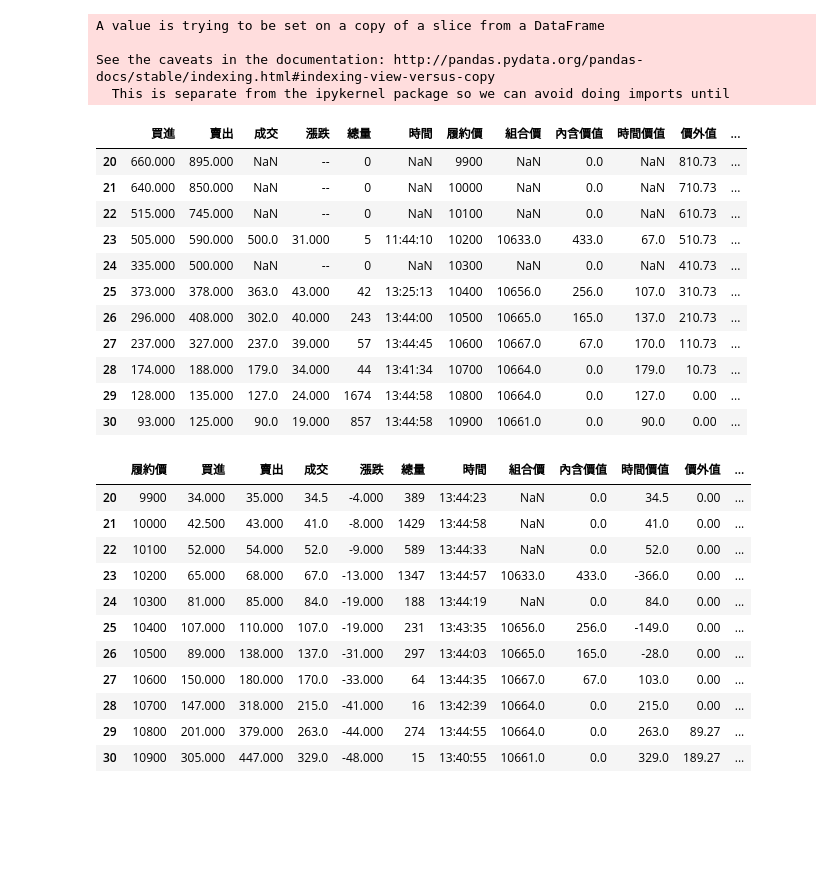
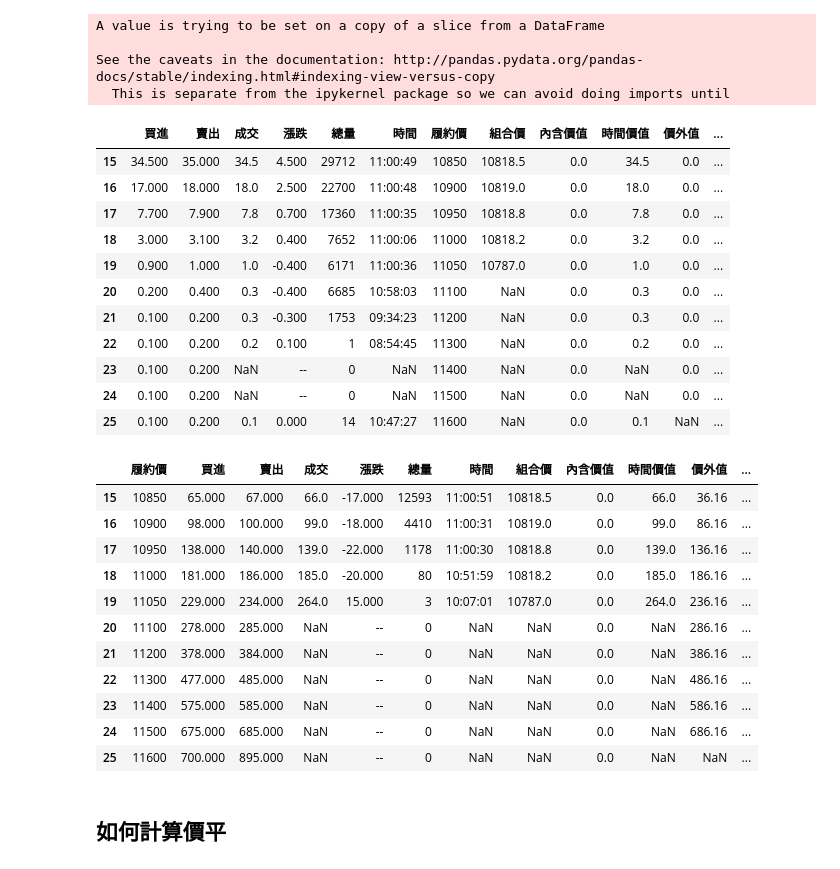
Before and after one commit to dimplelin/Project_02_Team_02, a Jupyter notebook: Project02.ipynb, the cells around one changed output. Saved outputs shown, nothing was run; the diff lists cells and outputs as text; code cells hidden in the pictures; blank space fills up the shorter version.

```diff
--- a/Project02.ipynb
+++ b/Project02.ipynb
@@ -283,29 +303,31 @@ See the caveats in the documentation: http://pandas.pydata.org/pandas-docs/stabl
   This is separate from the ipykernel package so we can avoid doing imports until
 # %%
 #看看價平附近Call跟Put情況如何
-display(Call.loc[20:30],Put.loc[20:30])
+display(Call.loc[15:25],Put.loc[15:25])
 # %% [output]
 |  | 買進 | 賣出 | 成交 | 漲跌 | 總量 | 時間 | 履約價 | 組合價 | 內含價值 | 時間價值 | 價外值 | ... |
-| 20 | 660.000 | 895.000 | NaN | -- | 0 | NaN | 9900 | NaN | 0.0 | NaN | 810.73 | ... |
-| 21 | 640.000 | 850.000 | NaN | -- | 0 | NaN | 10000 | NaN | 0.0 | NaN | 710.73 | ... |
-| 22 | 515.000 | 745.000 | NaN | -- | 0 | NaN | 10100 | NaN | 0.0 | NaN | 610.73 | ... |
-| 23 | 505.000 | 590.000 | 500.0 | 31.000 | 5 | 11:44:10 | 10200 | 10633.0 | 433.0 | 67.0 | 510.73 | ... |
-| 24 | 335.000 | 500.000 | NaN | -- | 0 | NaN | 10300 | NaN | 0.0 | NaN | 410.73 | ... |
-| 25 | 373.000 | 378.000 | 363.0 | 43.000 | 42 | 13:25:13 | 10400 | 10656.0 | 256.0 | 107.0 | 310.73 | ... |
-| 26 | 296.000 | 408.000 | 302.0 | 40.000 | 243 | 13:44:00 | 10500 | 10665.0 | 165.0 | 137.0 | 210.73 | ... |
-| 27 | 237.000 | 327.000 | 237.0 | 39.000 | 57 | 13:44:45 | 10600 | 10667.0 | 67.0 | 170.0 | 110.73 | ... |
-| 28 | 174.000 | 188.000 | 179.0 | 34.000 | 44 | 13:41:34 | 10700 | 10664.0 | 0.0 | 179.0 | 10.73 | ... |
-| 29 | 128.000 | 135.000 | 127.0 | 24.000 | 1674 | 13:44:58 | 10800 | 10664.0 | 0.0 | 127.0 | 0.00 | ... |
-| 30 | 93.000 | 125.000 | 90.0 | 19.000 | 857 | 13:44:58 | 10900 | 10661.0 | 0.0 | 90.0 | 0.00 | ... |
+| 15 | 34.500 | 35.000 | 34.5 | 4.500 | 29712 | 11:00:49 | 10850 | 10818.5 | 0.0 | 34.5 | 0.0 | ... |
+| 16 | 17.000 | 18.000 | 18.0 | 2.500 | 22700 | 11:00:48 | 10900 | 10819.0 | 0.0 | 18.0 | 0.0 | ... |
+| 17 | 7.700 | 7.900 | 7.8 | 0.700 | 17360 | 11:00:35 | 10950 | 10818.8 | 0.0 | 7.8 | 0.0 | ... |
+| 18 | 3.000 | 3.100 | 3.2 | 0.400 | 7652 | 11:00:06 | 11000 | 10818.2 | 0.0 | 3.2 | 0.0 | ... |
+| 19 | 0.900 | 1.000 | 1.0 | -0.400 | 6171 | 11:00:36 | 11050 | 10787.0 | 0.0 | 1.0 | 0.0 | ... |
+| 20 | 0.200 | 0.400 | 0.3 | -0.400 | 6685 | 10:58:03 | 11100 | NaN | 0.0 | 0.3 | 0.0 | ... |
+| 21 | 0.100 | 0.200 | 0.3 | -0.300 | 1753 | 09:34:23 | 11200 | NaN | 0.0 | 0.3 | 0.0 | ... |
+| 22 | 0.100 | 0.200 | 0.2 | 0.100 | 1 | 08:54:45 | 11300 | NaN | 0.0 | 0.2 | 0.0 | ... |
+| 23 | 0.100 | 0.200 | NaN | -- | 0 | NaN | 11400 | NaN | 0.0 | NaN | 0.0 | ... |
+| 24 | 0.100 | 0.200 | NaN | -- | 0 | NaN | 11500 | NaN | 0.0 | NaN | 0.0 | ... |
+| 25 | 0.100 | 0.200 | 0.1 | 0.000 | 14 | 10:47:27 | 11600 | NaN | 0.0 | 0.1 | NaN | ... |
 |  | 履約價 | 買進 | 賣出 | 成交 | 漲跌 | 總量 | 時間 | 組合價 | 內含價值 | 時間價值 | 價外值 | ... |
-| 20 | 9900 | 34.000 | 35.000 | 34.5 | -4.000 | 389 | 13:44:23 | NaN | 0.0 | 34.5 | 0.00 | ... |
-| 21 | 10000 | 42.500 | 43.000 | 41.0 | -8.000 | 1429 | 13:44:58 | NaN | 0.0 | 41.0 | 0.00 | ... |
-| 22 | 10100 | 52.000 | 54.000 | 52.0 | -9.000 | 589 | 13:44:33 | NaN | 0.0 | 52.0 | 0.00 | ... |
-| 23 | 10200 | 65.000 | 68.000 | 67.0 | -13.000 | 1347 | 13:44:57 | 10633.0 | 433.0 | -366.0 | 0.00 | ... |
-| 24 | 10300 | 81.000 | 85.000 | 84.0 | -19.000 | 188 | 13:44:19 | NaN | 0.0 | 84.0 | 0.00 | ... |
-| 25 | 10400 | 107.000 | 110.000 | 107.0 | -19.000 | 231 | 13:43:35 | 10656.0 | 256.0 | -149.0 | 0.00 | ... |
-| 26 | 10500 | 89.000 | 138.000 | 137.0 | -31.000 | 297 | 13:44:03 | 10665.0 | 165.0 | -28.0 | 0.00 | ... |
-| 27 | 10600 | 150.000 | 180.000 | 170.0 | -33.000 | 64 | 13:44:35 | 10667.0 | 67.0 | 103.0 | 0.00 | ... |
-| 28 | 10700 | 147.000 | 318.000 | 215.0 | -41.000 | 16 | 13:42:39 | 10664.0 | 0.0 | 215.0 | 0.00 | ... |
-| 29 | 10800 | 201.000 | 379.000 | 263.0 | -44.000 | 274 | 13:44:55 | 10664.0 | 0.0 | 263.0 | 89.27 | ... |
-| 30 | 10900 | 305.000 | 447.000 | 329.0 | -48.000 | 15 | 13:40:55 | 10661.0 | 0.0 | 329.0 | 189.27 | ... |
+| 15 | 10850 | 65.000 | 67.000 | 66.0 | -17.000 | 12593 | 11:00:51 | 10818.5 | 0.0 | 66.0 | 36.16 | ... |
+| 16 | 10900 | 98.000 | 100.000 | 99.0 | -18.000 | 4410 | 11:00:31 | 10819.0 | 0.0 | 99.0 | 86.16 | ... |
+| 17 | 10950 | 138.000 | 140.000 | 139.0 | -22.000 | 1178 | 11:00:30 | 10818.8 | 0.0 | 139.0 | 136.16 | ... |
+| 18 | 11000 | 181.000 | 186.000 | 185.0 | -20.000 | 80 | 10:51:59 | 10818.2 | 0.0 | 185.0 | 186.16 | ... |
+| 19 | 11050 | 229.000 | 234.000 | 264.0 | 15.000 | 3 | 10:07:01 | 10787.0 | 0.0 | 264.0 | 236.16 | ... |
+| 20 | 11100 | 278.000 | 285.000 | NaN | -- | 0 | NaN | NaN | 0.0 | NaN | 286.16 | ... |
+| 21 | 11200 | 378.000 | 384.000 | NaN | -- | 0 | NaN | NaN | 0.0 | NaN | 386.16 | ... |
+| 22 | 11300 | 477.000 | 485.000 | NaN | -- | 0 | NaN | NaN | 0.0 | NaN | 486.16 | ... |
+| 23 | 11400 | 575.000 | 585.000 | NaN | -- | 0 | NaN | NaN | 0.0 | NaN | 586.16 | ... |
+| 24 | 11500 | 675.000 | 685.000 | NaN | -- | 0 | NaN | NaN | 0.0 | NaN | 686.16 | ... |
+| 25 | 11600 | 700.000 | 895.000 | NaN | -- | 0 | NaN | NaN | 0.0 | NaN | NaN | ... |
+# %% [markdown]
+## 如何計算價平
```
Also changed, not shown: parts of 18 cells of this notebook.
